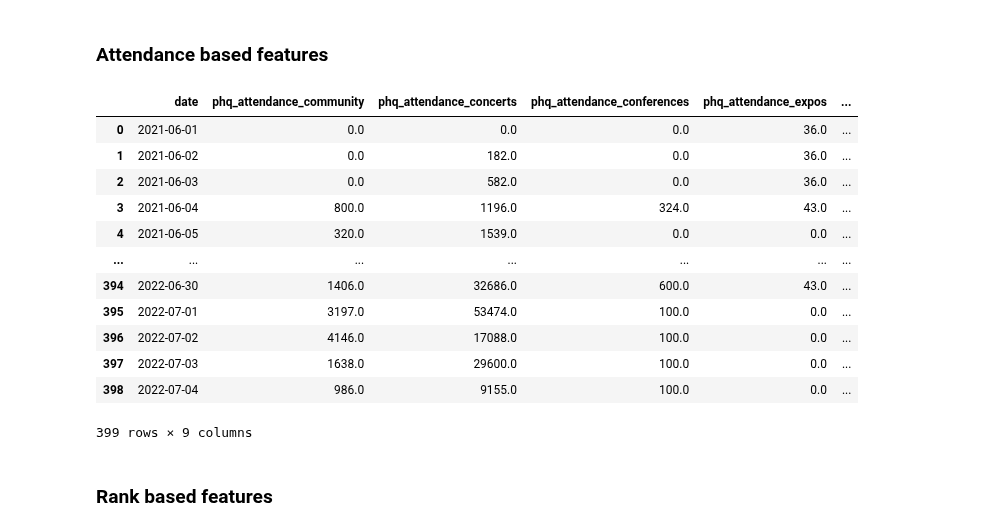
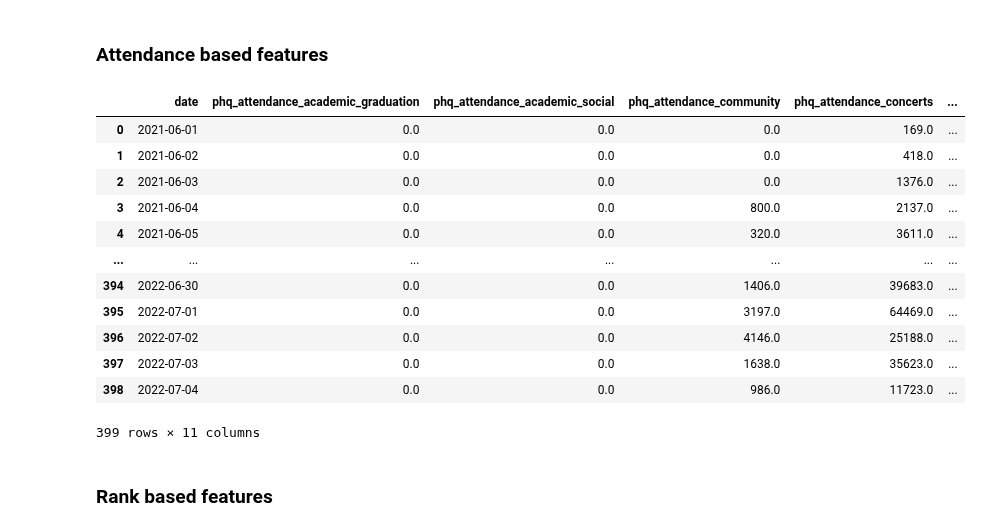
Before and after one commit to predicthq/phq-data-science-docs, a Jupyter notebook: feature-engineering-guide/feature_enginerring_guide.ipynb, the cells around one changed output. Drawn from its saved outputs; the diff is of its cells as text; code cells hidden in the pictures.

Commit message:
add academic features

```diff
--- a/feature-engineering-guide/feature_enginerring_guide.ipynb
+++ b/feature-engineering-guide/feature_enginerring_guide.ipynb
@@ -257,6 +256,8 @@ categories_attended = [
     "phq_attendance_festivals",
     "phq_attendance_performing_arts",
     "phq_attendance_community",
+    "phq_attendance_academic_graduation",
+    "phq_attendance_academic_social",
 ]
 
 # only return sum of the attendance
@@ -464,6 +470,9 @@ categories_rank = [
      "phq_rank_observances",
      "phq_rank_public_holidays",
      "phq_rank_school_holidays",
+     "phq_rank_academic_session",
+     "phq_rank_academic_exam",
+     "phq_rank_academic_holiday",
 ]
 
 
@@ -701,6 +713,8 @@ categories_attended = [
     "phq_attendance_performing_arts",
     "phq_attendance_community",
     "phq_attendance_school_holidays",
+    "phq_attendance_academic_graduation",
+    "phq_attendance_academic_social",
 ]
 
 def get_features_api_attended_data(lat, lon, start, end, radius=5, rank_threshold=30):
@@ -712,46 +726,46 @@ def get_features_api_attended_data(lat, lon, start, end, radius=5, rank_threshol
         query = {
             "active__gte": gte,
             "active__lte": lte,
             "location__geo": {"lat": lat, "lon": lon, "radius": f"{radius}mi"},
         }
 
         query.update({f"{f}__stats": ["sum"] for f in categories_attended})
         query.update(
             {f"{f}__phq_rank": {"gte": rank_threshold} for f in categories_attended}
         )
 
         features = phq.features.obtain_features(**query)
 
         for feature in features:
             record = {}
             for k, v in feature.to_dict().items():
                 if k == "date":
                     record[k] = v.strftime("%Y-%m-%d")
                 elif k in categories_attended:
                     record[k] = v.get("stats", {}).get("sum")
             result.append(record)
 
     return result
 
 
 res = get_features_api_attended_data(40.7079, -74.0115, "2021-06-01", "2022-07-04", 5, 30)
 df_attended = pd.DataFrame(res)
 
 df_attended
 # %% [output]
-|  | date | phq_attendance_community | phq_attendance_concerts | phq_attendance_conferences | phq_attendance_expos | ... |
-| 0 | 2021-06-01 | 0.0 | 0.0 | 0.0 | 36.0 | ... |
-| 1 | 2021-06-02 | 0.0 | 182.0 | 0.0 | 36.0 | ... |
-| 2 | 2021-06-03 | 0.0 | 582.0 | 0.0 | 36.0 | ... |
-| 3 | 2021-06-04 | 800.0 | 1196.0 | 324.0 | 43.0 | ... |
-| 4 | 2021-06-05 | 320.0 | 1539.0 | 0.0 | 0.0 | ... |
+|  | date | phq_attendance_academic_graduation | phq_attendance_academic_social | phq_attendance_community | phq_attendance_concerts | ... |
+| 0 | 2021-06-01 | 0.0 | 0.0 | 0.0 | 169.0 | ... |
+| 1 | 2021-06-02 | 0.0 | 0.0 | 0.0 | 418.0 | ... |
+| 2 | 2021-06-03 | 0.0 | 0.0 | 0.0 | 1376.0 | ... |
+| 3 | 2021-06-04 | 0.0 | 0.0 | 800.0 | 2137.0 | ... |
+| 4 | 2021-06-05 | 0.0 | 0.0 | 320.0 | 3611.0 | ... |
 | ... | ... | ... | ... | ... | ... | ... |
-| 394 | 2022-06-30 | 1406.0 | 32686.0 | 600.0 | 43.0 | ... |
-| 395 | 2022-07-01 | 3197.0 | 53474.0 | 100.0 | 0.0 | ... |
-| 396 | 2022-07-02 | 4146.0 | 17088.0 | 100.0 | 0.0 | ... |
-| 397 | 2022-07-03 | 1638.0 | 29600.0 | 100.0 | 0.0 | ... |
-| 398 | 2022-07-04 | 986.0 | 9155.0 | 100.0 | 0.0 | ... |
+| 394 | 2022-06-30 | 0.0 | 0.0 | 1406.0 | 39683.0 | ... |
+| 395 | 2022-07-01 | 0.0 | 0.0 | 3197.0 | 64469.0 | ... |
+| 396 | 2022-07-02 | 0.0 | 0.0 | 4146.0 | 25188.0 | ... |
+| 397 | 2022-07-03 | 0.0 | 0.0 | 1638.0 | 35623.0 | ... |
+| 398 | 2022-07-04 | 0.0 | 0.0 | 986.0 | 11723.0 | ... |
-399 rows × 9 columns
+399 rows × 11 columns
 # %% [markdown]
 <a id='rank_wide'></a>
 ### Rank based features
```
Also changed, not shown: parts of 10 cells of this notebook.
